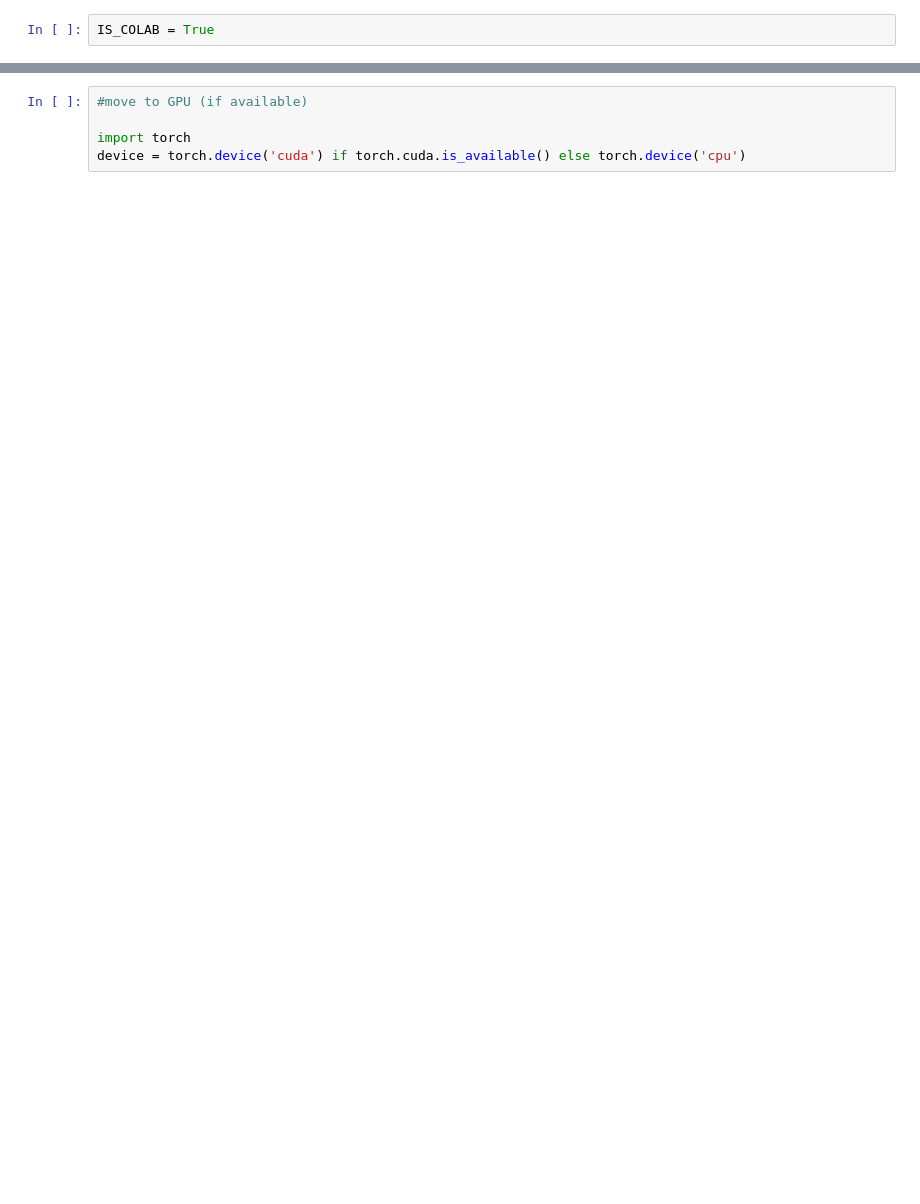
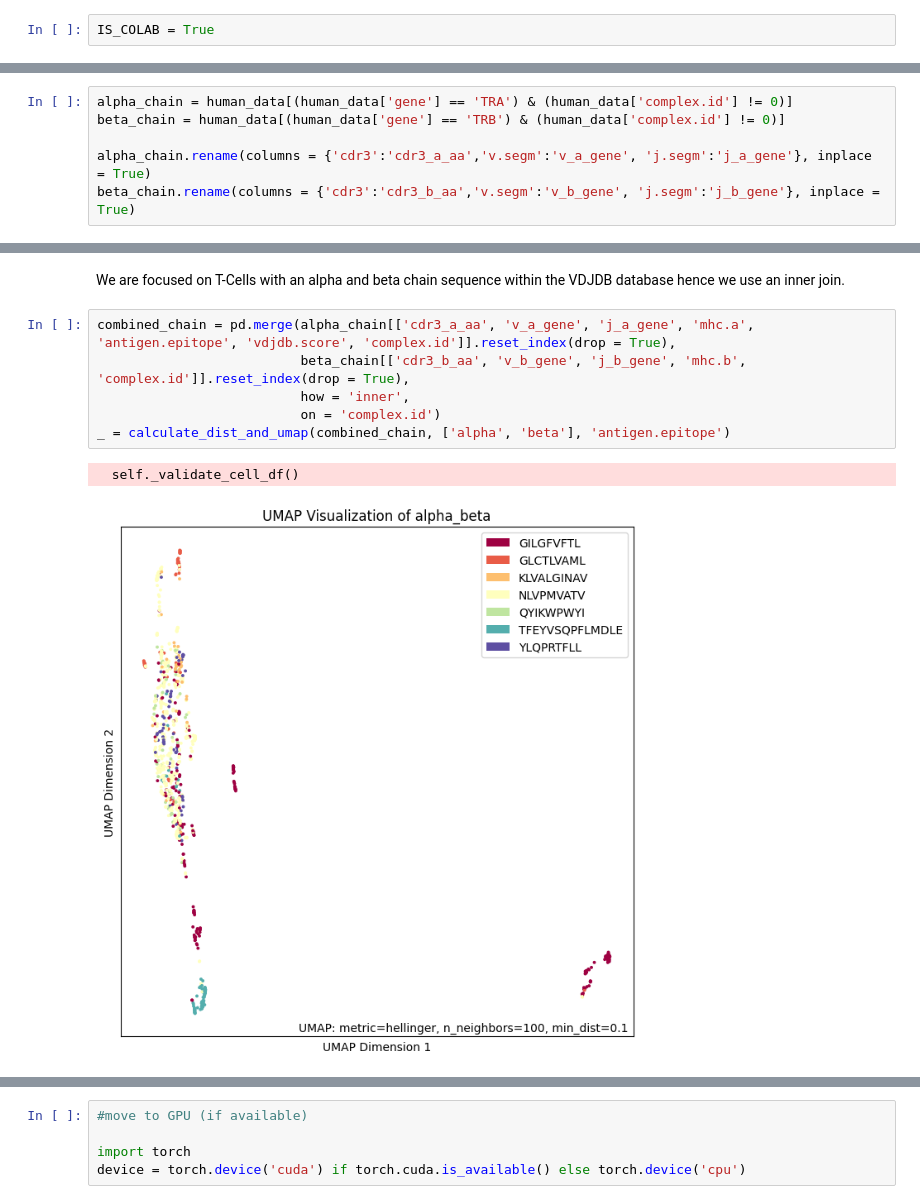
Before and after one commit to UoB-DSMP-2023-24/dsmp-2024-groupol1, a Jupyter notebook: distances_matrix.ipynb, the cells around one changed output, grey strips where cells are left out. Drawn from its saved outputs; the diff is of its cells as text; blank space fills up the shorter version.

```diff
--- a/distances_matrix.ipynb
+++ b/distances_matrix.ipynb
@@ -152,0 +189,6 @@ Index(['cdr3_a_aa', 'v_a_gene', 'j_a_gene', 'antigen.epitope'], dtype='object')
+# %%
+alpha_chain = human_data[(human_data['gene'] == 'TRA') & (human_data['complex.id'] != 0)]
+beta_chain = human_data[(human_data['gene'] == 'TRB') & (human_data['complex.id'] != 0)]
+
+alpha_chain.rename(columns = {'cdr3':'cdr3_a_aa','v.segm':'v_a_gene', 'j.segm':'j_a_gene'}, inplace = True)
+beta_chain.rename(columns = {'cdr3':'cdr3_b_aa','v.segm':'v_b_gene', 'j.segm':'j_b_gene'}, inplace = True)
@@ -152,0 +204,11 @@ Index(['cdr3_a_aa', 'v_a_gene', 'j_a_gene', 'antigen.epitope'], dtype='object')
+# %% [markdown]
+We are focused on T-Cells with an alpha and beta chain sequence within the VDJDB database hence we use an inner join.
+# %%
+combined_chain = pd.merge(alpha_chain[['cdr3_a_aa', 'v_a_gene', 'j_a_gene', 'mhc.a', 'antigen.epitope', 'vdjdb.score', 'complex.id']].reset_index(drop = True),
+                          beta_chain[['cdr3_b_aa', 'v_b_gene', 'j_b_gene', 'mhc.b', 'complex.id']].reset_index(drop = True),
+                          how = 'inner',
+                          on = 'complex.id')
+_ = calculate_dist_and_umap(combined_chain, ['alpha', 'beta'], 'antigen.epitope')
+# %% [output]
+  self._validate_cell_df()
+[figure, added]
```
Also changed, not shown: parts of 26 cells of this notebook, 2 other files.
